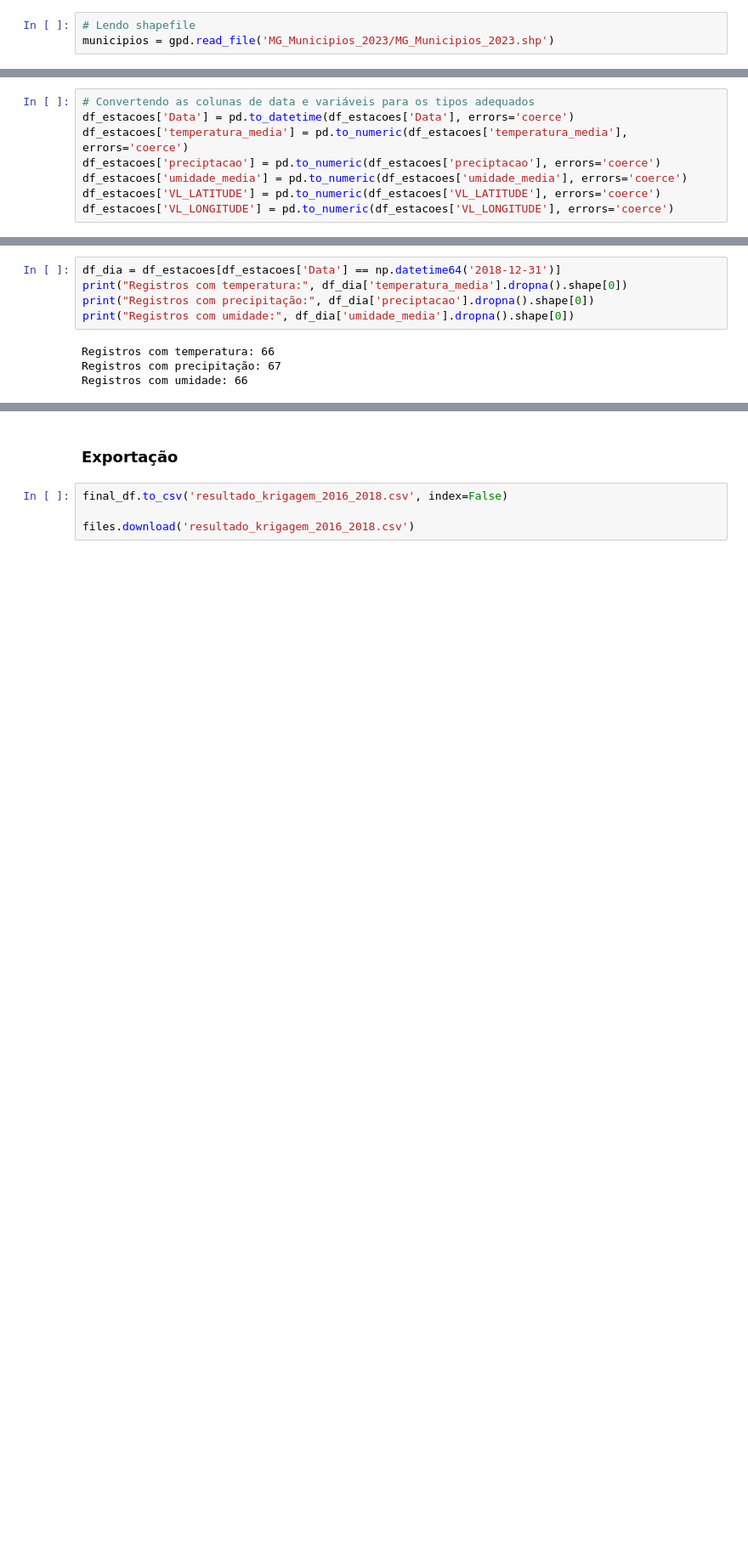
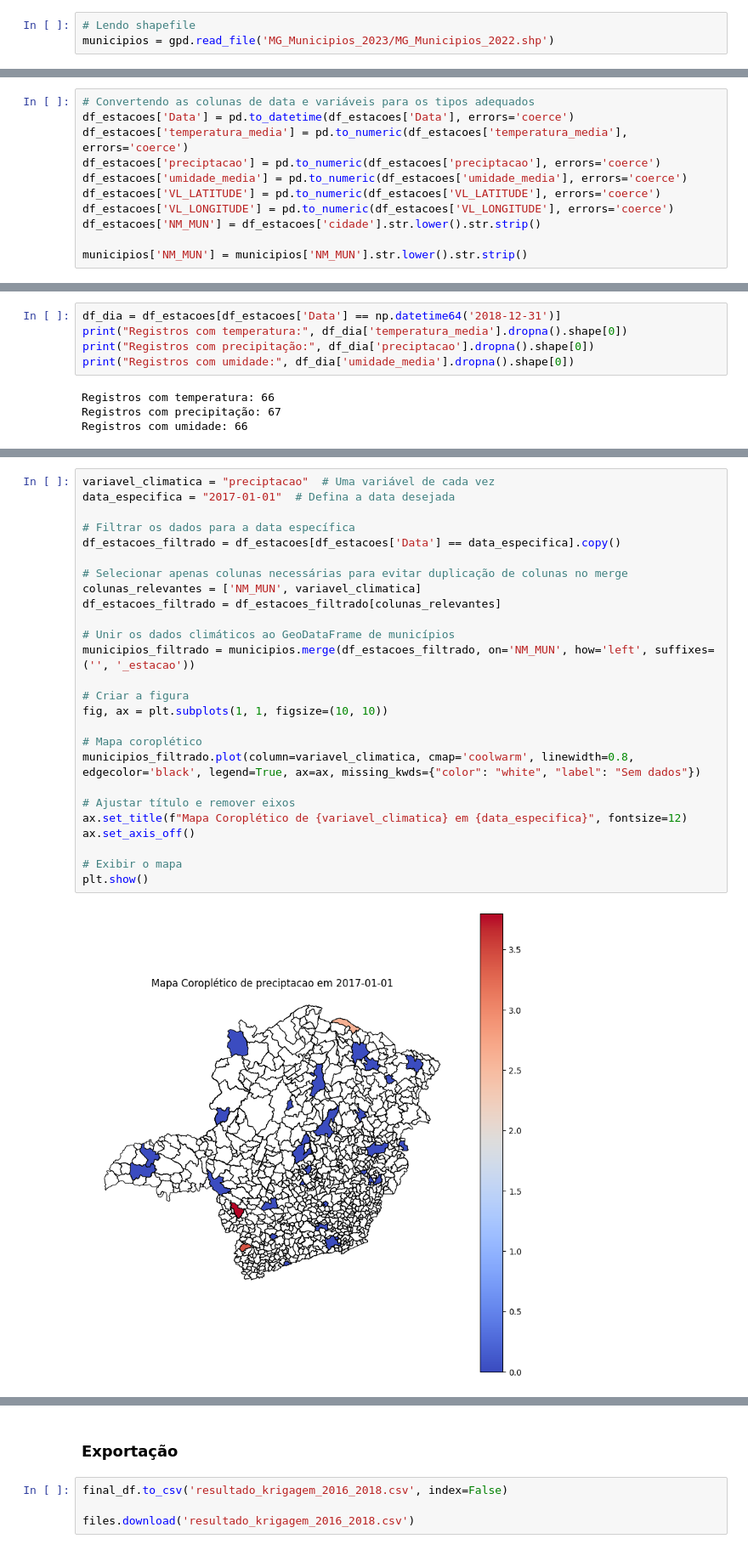
Before and after one commit to SofAguiar/sofaguiar.github.io, a Jupyter notebook: ptbr/blog/Interpolação_Clima.ipynb, the cells around one changed output, grey strips where cells are left out. Shown at 85% size. Cells and saved outputs as stored; diff of their text form; blank space fills up the shorter version.

```diff
--- a/ptbr/blog/Interpolação_Clima.ipynb
+++ b/ptbr/blog/Interpolação_Clima.ipynb
@@ -50,7 +67,7 @@ Archive:  MG_Municipios_2023.zip
   inflating: MG_Municipios_2023/MG_Municipios_2022.shx
 # %%
 # Lendo shapefile
-municipios = gpd.read_file('MG_Municipios_2023/MG_Municipios_2023.shp')
+municipios = gpd.read_file('MG_Municipios_2023/MG_Municipios_2022.shp')
 # %%
 # Utilizando os dados das estações previamente tratados
 url_estacoes = "https://github.com/SofAguiar/krigagem_clima/raw/main/estacoes_mg.zip"
@@ -87,6 +109,9 @@ df_estacoes['preciptacao'] = pd.to_numeric(df_estacoes['preciptacao'], errors='c
 df_estacoes['umidade_media'] = pd.to_numeric(df_estacoes['umidade_media'], errors='coerce')
 df_estacoes['VL_LATITUDE'] = pd.to_numeric(df_estacoes['VL_LATITUDE'], errors='coerce')
 df_estacoes['VL_LONGITUDE'] = pd.to_numeric(df_estacoes['VL_LONGITUDE'], errors='coerce')
+df_estacoes['NM_MUN'] = df_estacoes['cidade'].str.lower().str.strip()
+
+municipios['NM_MUN'] = municipios['NM_MUN'].str.lower().str.strip()
 # %%
 # Garantindo que o CRS seja WGS84 (EPSG:4326)
 municipios = municipios.to_crs(epsg=4326)
@@ -224,0 +154,28 @@ Registros com umidade: 66
+# %%
+variavel_climatica = "preciptacao"  # Uma variável de cada vez
+data_especifica = "2017-01-01"  # Defina a data desejada
+
+# Filtrar os dados para a data específica
+df_estacoes_filtrado = df_estacoes[df_estacoes['Data'] == data_especifica].copy()
+
+# Selecionar apenas colunas necessárias para evitar duplicação de colunas no merge
+colunas_relevantes = ['NM_MUN', variavel_climatica]
+df_estacoes_filtrado = df_estacoes_filtrado[colunas_relevantes]
+
+# Unir os dados climáticos ao GeoDataFrame de municípios
+municipios_filtrado = municipios.merge(df_estacoes_filtrado, on='NM_MUN', how='left', suffixes=('', '_estacao'))
+
+# Criar a figura
+fig, ax = plt.subplots(1, 1, figsize=(10, 10))
+
+# Mapa coroplético
+municipios_filtrado.plot(column=variavel_climatica, cmap='coolwarm', linewidth=0.8, edgecolor='black', legend=True, ax=ax, missing_kwds={"color": "white", "label": "Sem dados"})
+
+# Ajustar título e remover eixos
+ax.set_title(f"Mapa Coroplético de {variavel_climatica} em {data_especifica}", fontsize=12)
+ax.set_axis_off()
+
+# Exibir o mapa
+plt.show()
+# %% [output]
+[figure, added]
```
Also changed, not shown: parts of 23 cells of this notebook, 10 other files.
